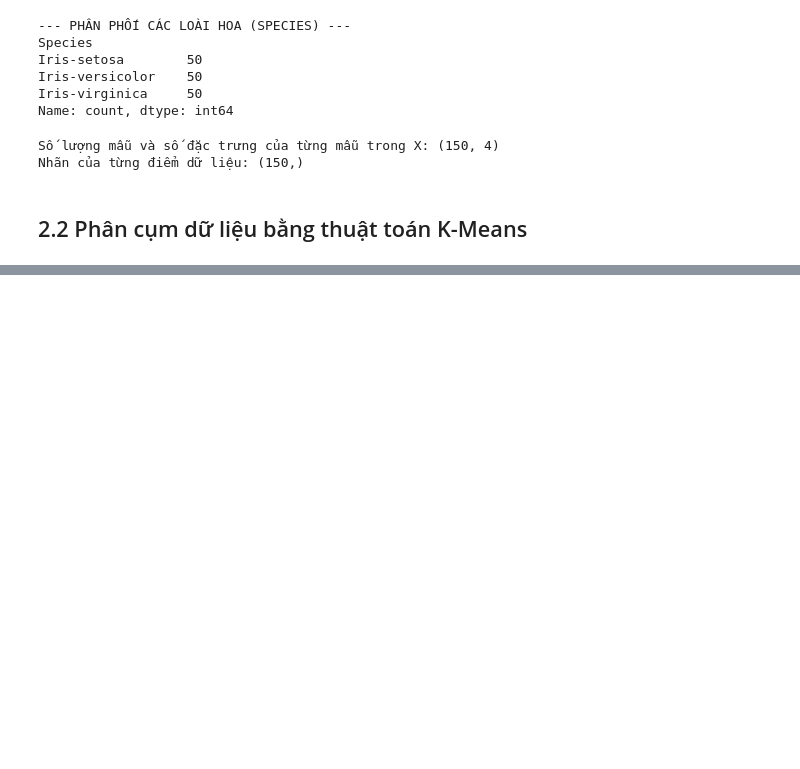
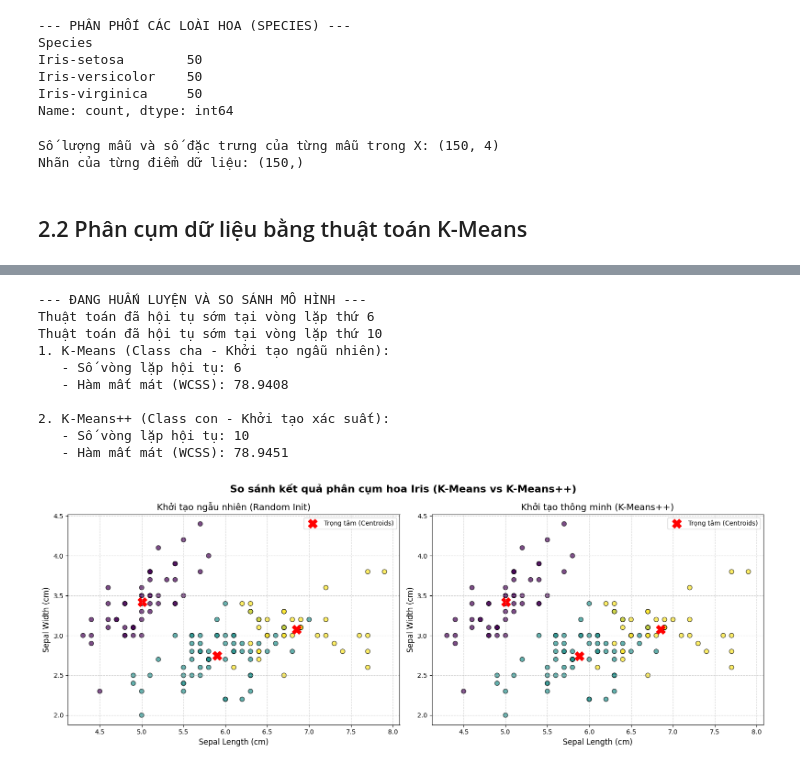
Before and after one commit to TranTrongTu/hcmus-math-for-ai, a Jupyter notebook: lab03/24122024.ipynb, the cells around one changed output, grey strips where cells are left out. Saved outputs shown, nothing was run; the diff lists cells and outputs as text; code cells hidden in the pictures; blank space fills up the shorter version.

```diff
--- a/lab03/24122024.ipynb
+++ b/lab03/24122024.ipynb
@@ -291,0 +575,50 @@ class KMeansCustom:
+# %%
+# 1. Train both models using their respective classes
+print("--- ĐANG HUẤN LUYỆN VÀ SO SÁNH MÔ HÌNH ---")
+
+# Base Class (Random Init)
+kmeans_random = KMeansCustom(k=3, max_iters=100, tol=1e-4)
+kmeans_random.fit(X)
+
+# Child Class (K-Means++)
+kmeans_plus = KMeansPlusPlus(k=3, max_iters=100, tol=1e-4)
+kmeans_plus.fit(X)
+
+# 2. Output comparison metrics for Iterations and Loss
+print(f"1. K-Means (Class cha - Khởi tạo ngẫu nhiên):")
+print(f"   - Số vòng lặp hội tụ: {kmeans_random.n_iters_}")
+print(f"   - Hàm mất mát (WCSS): {kmeans_random.inertia_:.4f}\n")
+
+print(f"2. K-Means++ (Class con - Khởi tạo xác suất):")
+print(f"   - Số vòng lặp hội tụ: {kmeans_plus.n_iters_}")
+print(f"   - Hàm mất mát (WCSS): {kmeans_plus.inertia_:.4f}\n")
+
+# 3. Map labels for visualization consistency (using the function from Part 2.3)
+labels_rand_mapped, _ = get_best_label_mapping(Y, kmeans_random.labels)
+labels_plus_mapped, _ = get_best_label_mapping(Y, kmeans_plus.labels)
+
+# 4. Render side-by-side plots using the reusable plotting function
+fig, axes = plt.subplots(1, 2, figsize=(16, 6))
+
+plot_kmeans_clusters(X, labels_rand_mapped, kmeans_random.centroids,
+                     title='Khởi tạo ngẫu nhiên (Random Init)', ax=axes[0])
+
+plot_kmeans_clusters(X, labels_plus_mapped, kmeans_plus.centroids,
+                     title='Khởi tạo thông minh (K-Means++)', ax=axes[1])
+
+# Set main title for the entire figure and adjust layout to prevent clipping
+plt.suptitle('So sánh kết quả phân cụm hoa Iris (K-Means vs K-Means++)', fontsize=16, fontweight='bold')
+plt.tight_layout()
+plt.show()
+# %% [output]
+--- ĐANG HUẤN LUYỆN VÀ SO SÁNH MÔ HÌNH ---
+Thuật toán đã hội tụ sớm tại vòng lặp thứ 6
+Thuật toán đã hội tụ sớm tại vòng lặp thứ 10
+1. K-Means (Class cha - Khởi tạo ngẫu nhiên):
+   - Số vòng lặp hội tụ: 6
+   - Hàm mất mát (WCSS): 78.9408
+
+2. K-Means++ (Class con - Khởi tạo xác suất):
+   - Số vòng lặp hội tụ: 10
+   - Hàm mất mát (WCSS): 78.9451
+[figure, added]
```
Also changed, not shown: parts of 20 cells of this notebook.
